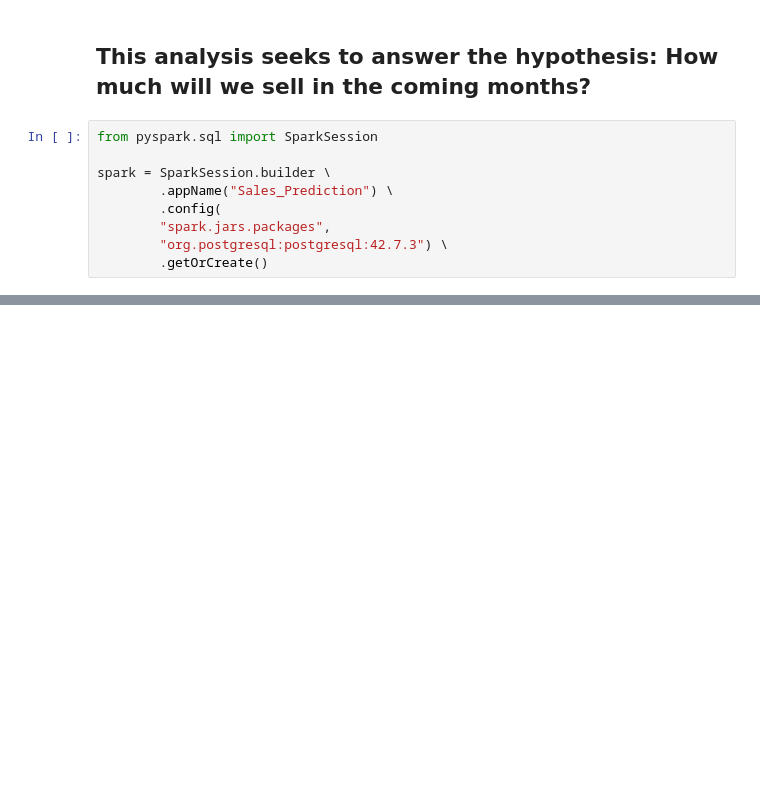
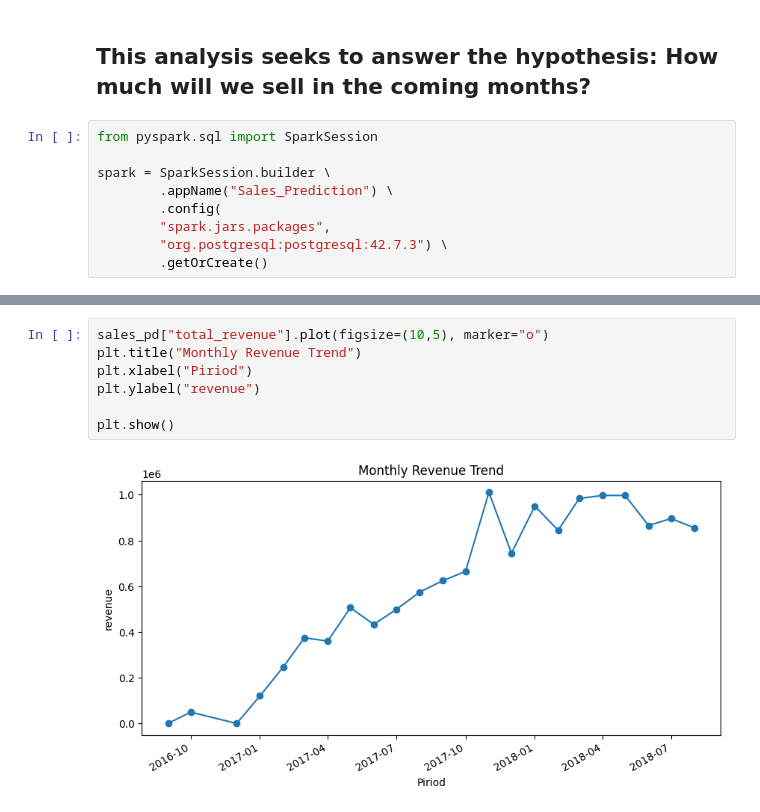
Before and after one commit to ferrettijaime-cmd/Professional_portfolio, a Jupyter notebook: Olist_Linear_regression_analysis_ML/Scripts Python/olist_linear_r_analysis.ipynb, the cells around one changed output, grey strips where cells are left out. Drawn from its saved outputs; the diff is of its cells as text; blank space fills up the shorter version.

```diff
--- a/Olist_Linear_regression_analysis_ML/Scripts Python/olist_linear_r_analysis.ipynb
+++ b/Olist_Linear_regression_analysis_ML/Scripts Python/olist_linear_r_analysis.ipynb
@@ -74,0 +105,9 @@ sales_df.summary().show()
+# %%
+sales_pd["total_revenue"].plot(figsize=(10,5), marker="o")
+plt.title("Monthly Revenue Trend")
+plt.xlabel("Piriod")
+plt.ylabel("revenue")
+
+plt.show()
+# %% [output]
+[figure, added]
```
Also changed, not shown: parts of 16 cells of this notebook.
